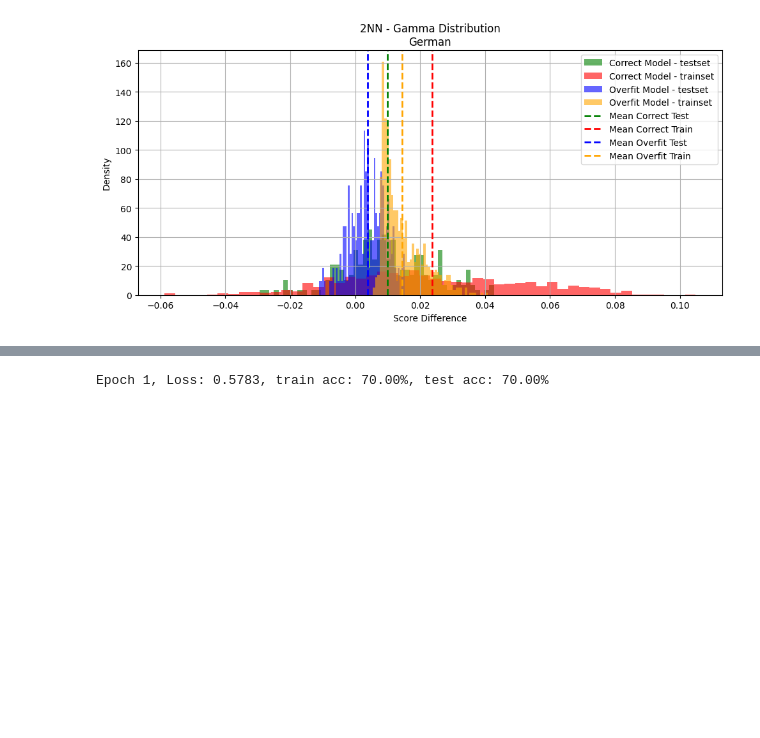
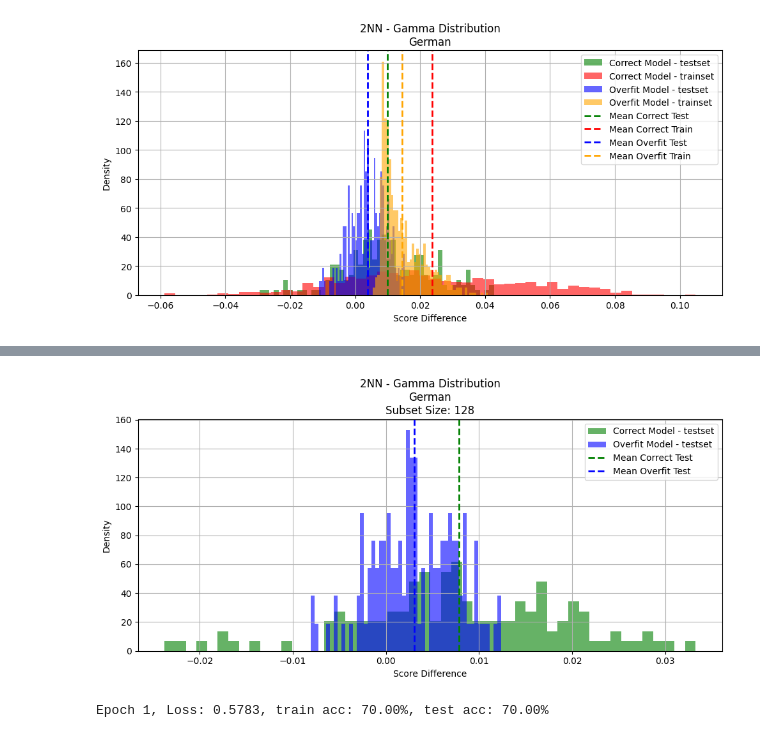
Before and after one commit to SamanwaySadhu/Privacy-Preserving-Overfitting-Detection, a Jupyter notebook: tabular_model_experiments/spectral_norm_2fc_german.ipynb, the cells around one changed output, grey strips where cells are left out. Cells and saved outputs as stored; diff of their text form; code cells hidden in the pictures; blank space fills up the shorter version.

```diff
--- a/tabular_model_experiments/spectral_norm_2fc_german.ipynb
+++ b/tabular_model_experiments/spectral_norm_2fc_german.ipynb
@@ -100,8 +100,8 @@ def compute_spectral_complexity(model: nn.Module):
 
     return R_A, total_product, final_sum_term
 # %%
-def compute_gamma_distribution(model_path, train = False):
-    trainloader, testloader, german_input_dim, german_num_classes = prepare_german_split()
+def compute_gamma_distribution(model_path, train = False, subset_size = None):
+    trainloader, testloader, german_input_dim, german_num_classes = prepare_german_split(test_subset_size = subset_size)
 
     print("Loading 2NN model trained on GERMAN...")
 
@@ -344,3 +344,7 @@ plt.savefig("gamma_hist_2nn_german_all4.png")
 plt.show()
 # %% [output]
 [figure]
+# %%
+subset_size = 128
+overfit_test = compute_gamma_distribution("ckpt_2fc_german_overfit/epoch_500.pth", False, subset_size)
+correct_test = compute_gamma_distribution("ckpt_2fc_german/epoch_1000.pth", False, subset_size)
@@ -347,3 +378,32 @@ plt.show()
+# %%
+# print(type(overfit_train))
+# otr = np.mean(overfit_train)
+ote = overfit_test.mean()
+# ctr = np.mean(correct_train)
+cte = correct_test.mean()
+
+
+plt.figure(figsize=(10, 5))
+plt.hist(correct_test, bins=50, alpha=0.6, label="Correct Model - testset", color="green", density=True)
+# plt.hist(correct_train, bins=50, alpha=0.6, label="Correct Model - trainset", color="red", density=True)
+plt.hist(overfit_test, bins=50, alpha=0.6, label="Overfit Model - testset", color="blue", density=True)
+# plt.hist(overfit_train, bins=50, alpha=0.6, label="Overfit Model - trainset", color="orange", density=True)
+
+plt.axvline(cte, color='green', linestyle='dashed', linewidth=2, label='Mean Correct Test')
+# plt.axvline(ctr, color='red', linestyle='dashed', linewidth=2, label='Mean Correct Train')
+plt.axvline(ote, color='blue', linestyle='dashed', linewidth=2, label='Mean Overfit Test')
+# plt.axvline(otr, color='orange', linestyle='dashed', linewidth=2, label='Mean Overfit Train')
+
+plt.xlabel("Score Difference")
+plt.ylabel("Density")
+plt.title(f"2NN - Gamma Distribution\nGerman\nSubset Size: {subset_size}")
+plt.legend()
+plt.grid(True)
+plt.tight_layout()
+plt.savefig(f"gamma_hist_2nn_german_subset_{subset_size}.png")
+plt.show()
+# %% [output]
+[figure, added]
 # %%
 GERMAN_COLUMNS = [
     "Status", "Duration", "CreditHistory", "Purpose", "CreditAmount", "Savings",
```
Also changed, not shown: parts of 2 cells of this notebook, 5 other files.
